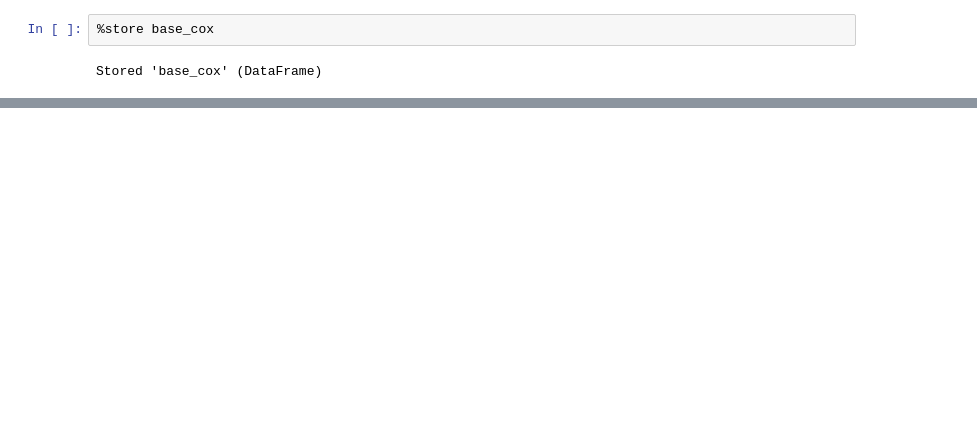
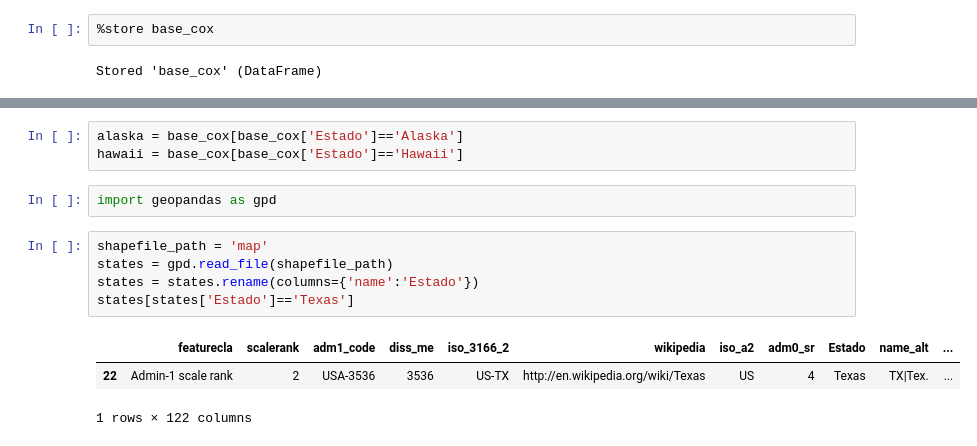
Before and after one commit to Jota-leals/Modelos, a Jupyter notebook: datos_cox.ipynb, the cells around one changed output, grey strips where cells are left out. Cells and saved outputs as stored; diff of their text form; blank space fills up the shorter version.

```diff
--- a/datos_cox.ipynb
+++ b/datos_cox.ipynb
@@ -537,0 +646,14 @@ state_region_map = {
+# %%
+alaska = base_cox[base_cox['Estado']=='Alaska']
+hawaii = base_cox[base_cox['Estado']=='Hawaii']
+# %%
+import geopandas as gpd
+# %%
+shapefile_path = 'map'
+states = gpd.read_file(shapefile_path)
+states = states.rename(columns={'name':'Estado'})
+states[states['Estado']=='Texas']
+# %% [output]
+|  | featurecla | scalerank | adm1_code | diss_me | iso_3166_2 | wikipedia | iso_a2 | adm0_sr | Estado | name_alt | ... |
+| 22 | Admin-1 scale rank | 2 | USA-3536 | 3536 | US-TX | http://en.wikipedia.org/wiki/Texas | US | 4 | Texas | TX|Tex. | ... |
+1 rows × 122 columns
```
Also changed, not shown: parts of 13 cells of this notebook, 1 other file.
